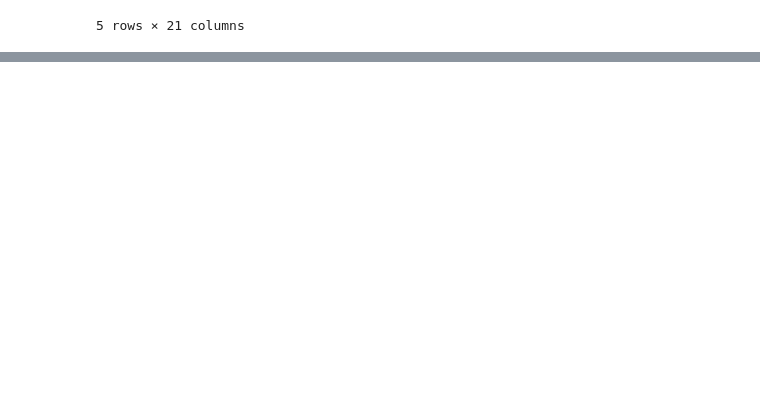
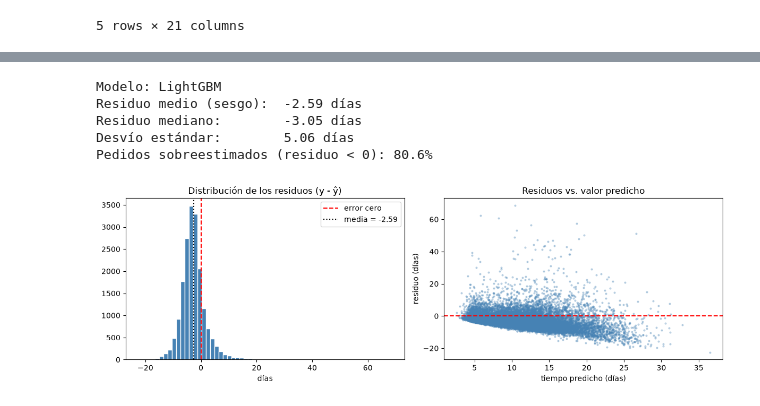
Before and after one commit to bogatyrevata/machine-learning-1, a Jupyter notebook: olist-lead-time/proyecto_lead_time.ipynb, the cells around one changed output, grey strips where cells are left out. Saved outputs shown, nothing was run; the diff lists cells and outputs as text; code cells hidden in the pictures; blank space fills up the shorter version.

```diff
--- a/olist-lead-time/proyecto_lead_time.ipynb
+++ b/olist-lead-time/proyecto_lead_time.ipynb
@@ -396,0 +632,10 @@ Distancia máxima: 3399 km
+# %%
+predicciones_train = {}
+predicciones_test = {}
+
+for nombre, modelo in modelos.items():
+    inicio = time.perf_counter()
+    modelo.fit(X_train_p, y_train)
+    predicciones_train[nombre] = modelo.predict(X_train_p)
+    predicciones_test[nombre] = modelo.predict(X_test_p)
+    print(f"{nombre:30s} entrenado en {time.perf_counter() - inicio:6.1f} s")
@@ -396,0 +715,4 @@ Distancia máxima: 3399 km
+# %%
+# mejor modelo según MAE (sin contar la referencia)
+mejor_modelo = resultados.drop(index="Referencia (media de train)")["MAE"].idxmin()
+print("Mejor modelo:", mejor_modelo)
@@ -405,0 +820,40 @@ Distancia máxima: 3399 km
+# %%
+import matplotlib.pyplot as plt
+
+modelo_final = modelos[mejor_modelo]
+pred_test = predicciones_test[mejor_modelo]
+
+# residuo = real - predicho (positivo: el pedido tardó MÁS de lo predicho)
+residuos = y_test - pred_test
+
+print(f"Modelo: {mejor_modelo}")
+print(f"Residuo medio (sesgo):  {residuos.mean():.2f} días")
+print(f"Residuo mediano:        {residuos.median():.2f} días")
+print(f"Desvío estándar:        {residuos.std():.2f} días")
+print(f"Pedidos sobreestimados (residuo < 0): {(residuos < 0).mean():.1%}")
+
+fig, axes = plt.subplots(1, 2, figsize=(12, 4))
+
+axes[0].hist(residuos, bins=60, color="steelblue", edgecolor="white")
+axes[0].axvline(0, color="red", linestyle="--", label="error cero")
+axes[0].axvline(residuos.mean(), color="black", linestyle=":", label=f"media = {residuos.mean():.2f}")
+axes[0].set_title("Distribución de los residuos (y - ŷ)")
+axes[0].set_xlabel("días")
+axes[0].legend()
+
+axes[1].scatter(pred_test, residuos, s=4, alpha=0.3, color="steelblue")
+axes[1].axhline(0, color="red", linestyle="--")
+axes[1].set_title("Residuos vs. valor predicho")
+axes[1].set_xlabel("tiempo predicho (días)")
+axes[1].set_ylabel("residuo (días)")
+
+plt.tight_layout()
+plt.savefig("../reports/figures/lead_time_residuos.png", bbox_inches="tight")
+plt.show()
+# %% [output]
+Modelo: LightGBM
+Residuo medio (sesgo):  -2.59 días
+Residuo mediano:        -3.05 días
+Desvío estándar:        5.06 días
+Pedidos sobreestimados (residuo < 0): 80.6%
+[figure, added]
```
Also changed, not shown: parts of 45 cells of this notebook, 5 other files.
